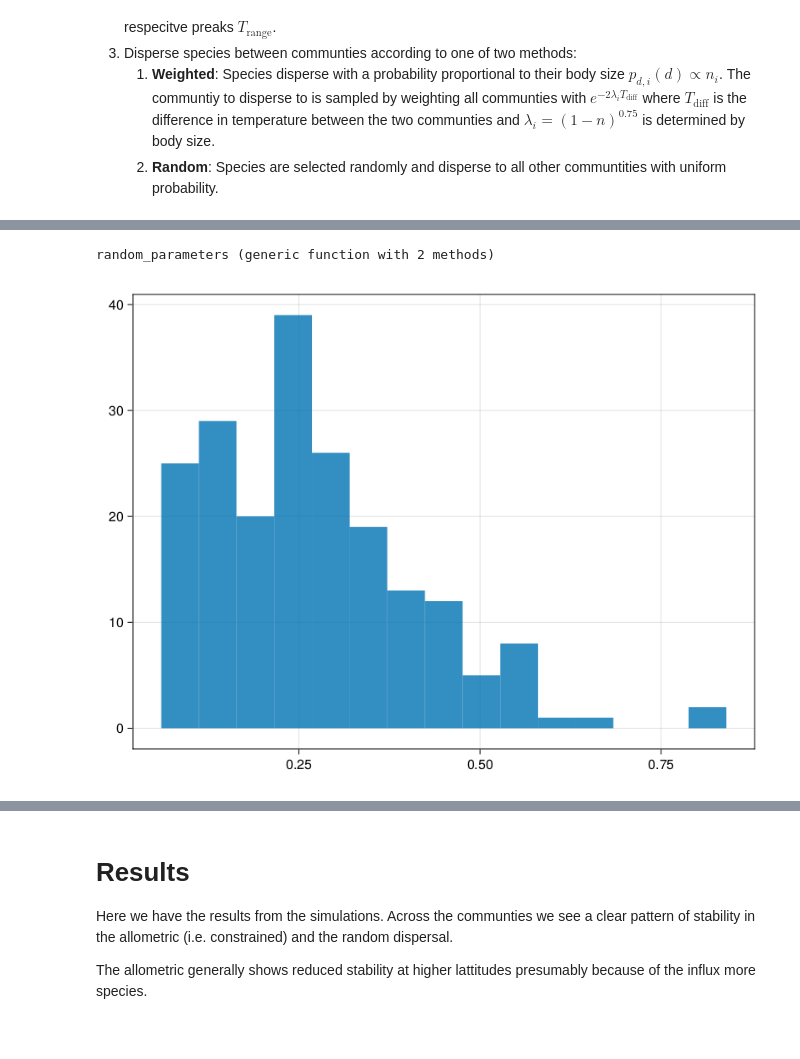
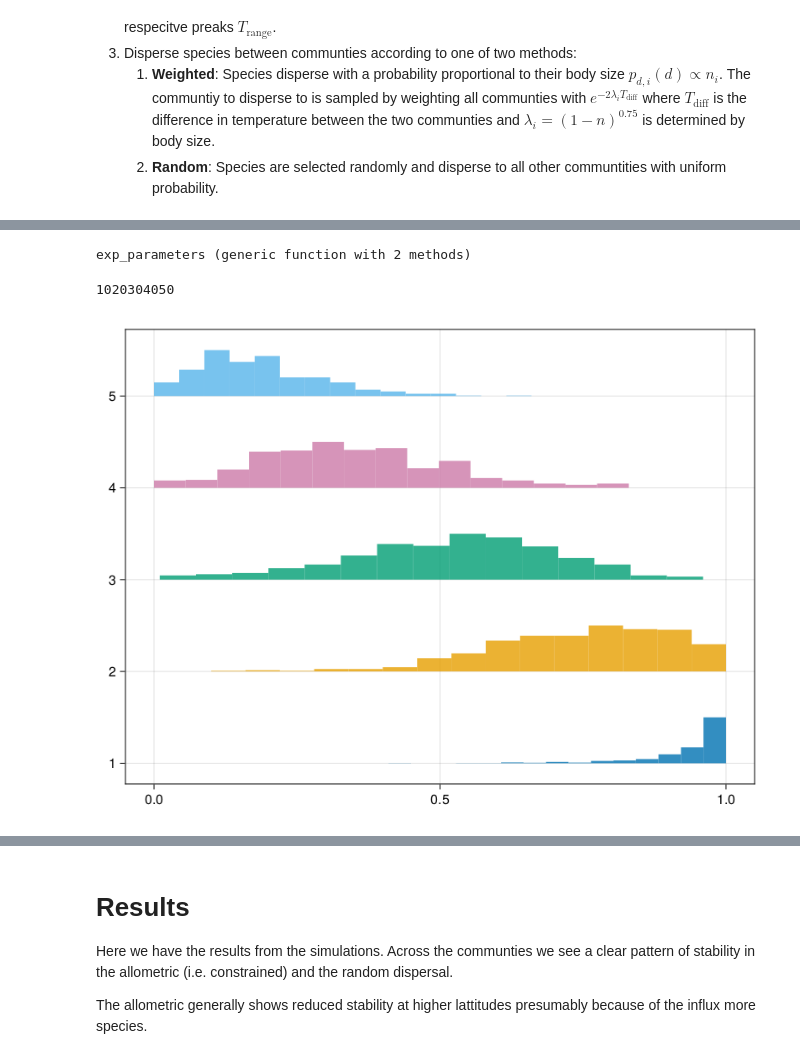
Before and after one commit to CleggTom/TempRanges, a Jupyter notebook: Notebooks/psw_simulations.ipynb, the cells around one changed output, grey strips where cells are left out. Cells and saved outputs as stored; diff of their text form; code cells hidden in the pictures.

```diff
--- a/Notebooks/psw_simulations.ipynb
+++ b/Notebooks/psw_simulations.ipynb
@@ -52,28 +50,43 @@ using Distributions
 
 function exp_parameters(N::Int64, M::Int64)
     #exponent
-    γ = rand(Uniform(0.75, 1.5), N, M) #[0.8, 1.5]
+    γ = rand(Uniform(0.8, 1.5), N, M) #[0.8, 1.5]
     λ = ones(N,N) # 1
     μ = rand(Uniform(1.0, 2.0), N, M) #[1.0, 2.0]
     ϕ = rand(Uniform(0.0, 1.0), N, M) #[0.0, 1.0]
-    ψ = rand(Uniform(0.25,1.25), N, M) #[0.5, 1.2]
+    ψ = rand(Uniform(0.5,1.1), N, M) #[0.5, 1.2]
 
     return [fw.ExponentialParameters(γ[:,i], λ, μ[:,i], ϕ[:,i], ψ[:,i]) for i = 1:M]
 end
 
-random_parameters(com::fw.Community, M::Int64) = random_parameters(com.N, M)
+exp_parameters(com::fw.Community, M::Int64) = exp_parameters(com.N, M)
 # %% [output]
-random_parameters (generic function with 2 methods)
+exp_parameters (generic function with 2 methods)
 # %%
-Nrep = 200
-psw = zeros(Nrep)
-coms = Array{fw.Community, 1}(undef, Nrep)
-for i = 1:Nrep
-    sp_vec = fw.species(0.2, N_pool,n = rand(N_pool));
-    coms[i] = fw.community(sp_vec)
-    psw[i] = fw.proportion_stable_webs(coms[i], N_trials = 100, f_ep = random_parameters)
+Nvec = [10,20,30,40,50]
+Nrep = 500
+psw = zeros(Nrep, length(Nvec))
+# coms = Array{fw.Community, 1}(undef, Nrep)
+
+for (i,N) in enumerate(Nvec)
+    print(N)
+    for j = 1:Nrep
+        sp_vec = fw.species(0.2, N, n = rand(N));
+        coms = fw.community(sp_vec)
+        psw[j, i] = fw.proportion_stable_webs(coms, N_trials = 100, f_ep = exp_parameters)
+    end
 end
+# %% [output]
+1020304050
 # %%
-hist(psw)
+fig = Figure()
+ax = Axis(fig[1,1])
+
+for i = eachindex(Nvec)
+    hist!(ax, psw[:,i], offset = i,  scale_to=0.5)
+
+end
+
+fig
 # %% [output]
-[figure, old version]
+[figure, new version]
```
Also changed, not shown: parts of 27 cells of this notebook, 5 other files.
